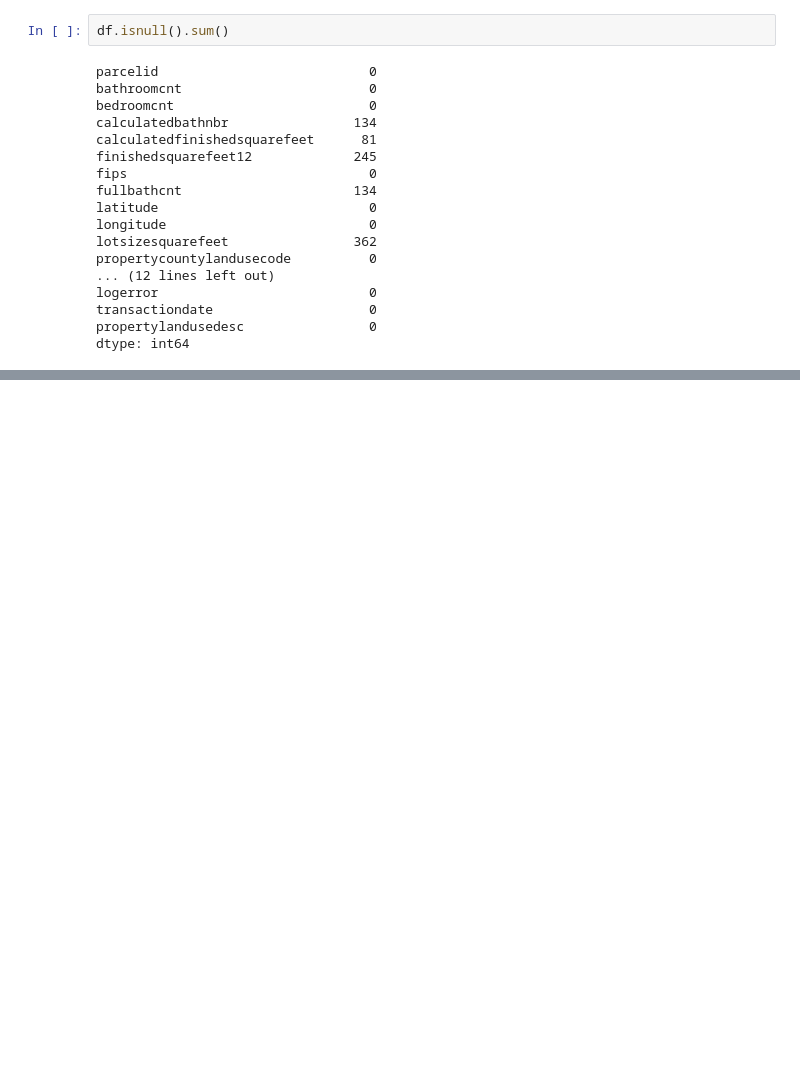
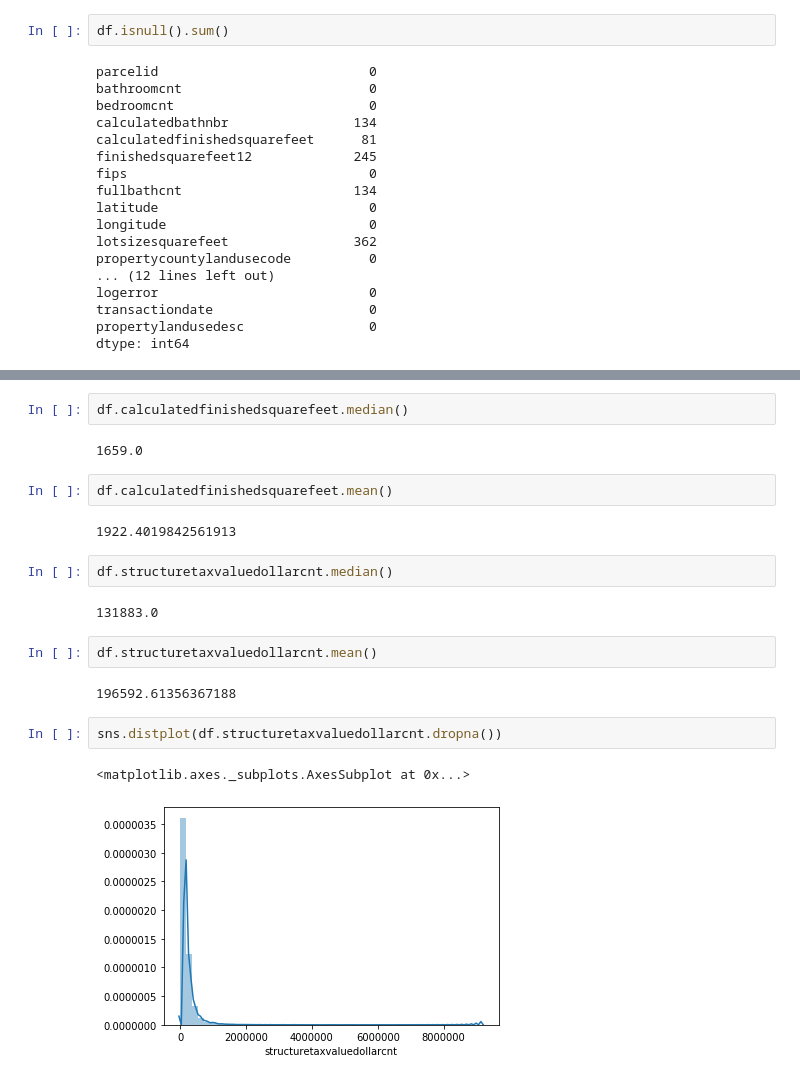
Before and after one commit to RainierCluster/zillow-cluster, a Jupyter notebook: mists_clustsers.ipynb, the cells around one changed output, grey strips where cells are left out. Saved outputs shown, nothing was run; the diff lists cells and outputs as text; blank space fills up the shorter version.

```diff
--- a/mists_clustsers.ipynb
+++ b/mists_clustsers.ipynb
@@ -127,0 +240,21 @@ df.groupby("fips")[["fips","regionidcity"]].count()
+# %%
+df.calculatedfinishedsquarefeet.median()
+# %% [output]
+1659.0
+# %%
+df.calculatedfinishedsquarefeet.mean()
+# %% [output]
+1922.4019842561913
+# %%
+df.structuretaxvaluedollarcnt.median()
+# %% [output]
+131883.0
+# %%
+df.structuretaxvaluedollarcnt.mean()
+# %% [output]
+196592.61356367188
+# %%
+sns.distplot(df.structuretaxvaluedollarcnt.dropna())
+# %% [output]
+<matplotlib.axes._subplots.AxesSubplot at 0x...>
+[figure, added]
```
Also changed, not shown: parts of 44 cells of this notebook.
